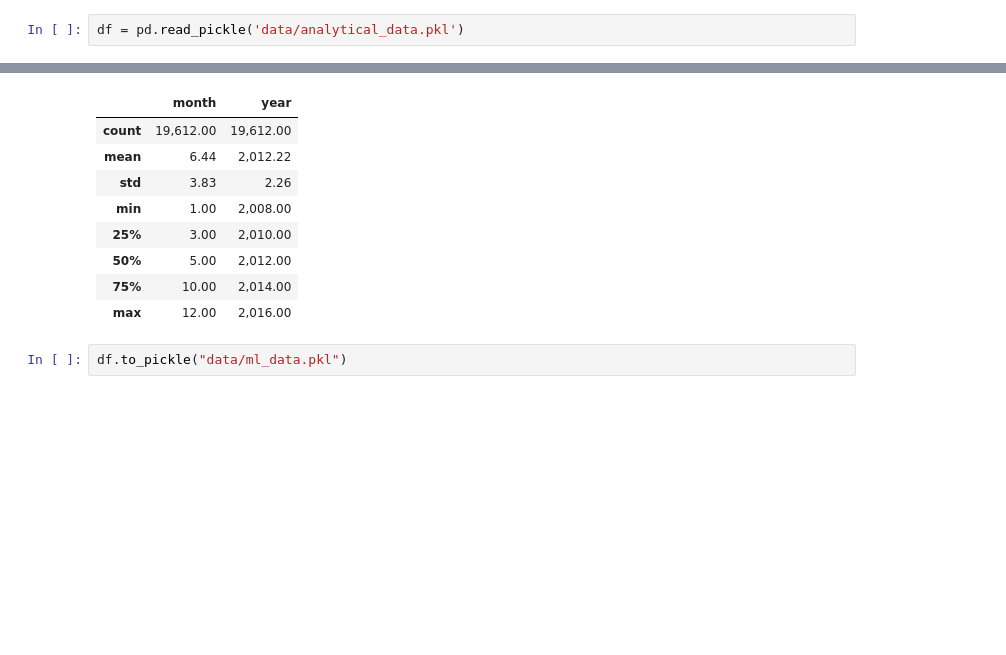
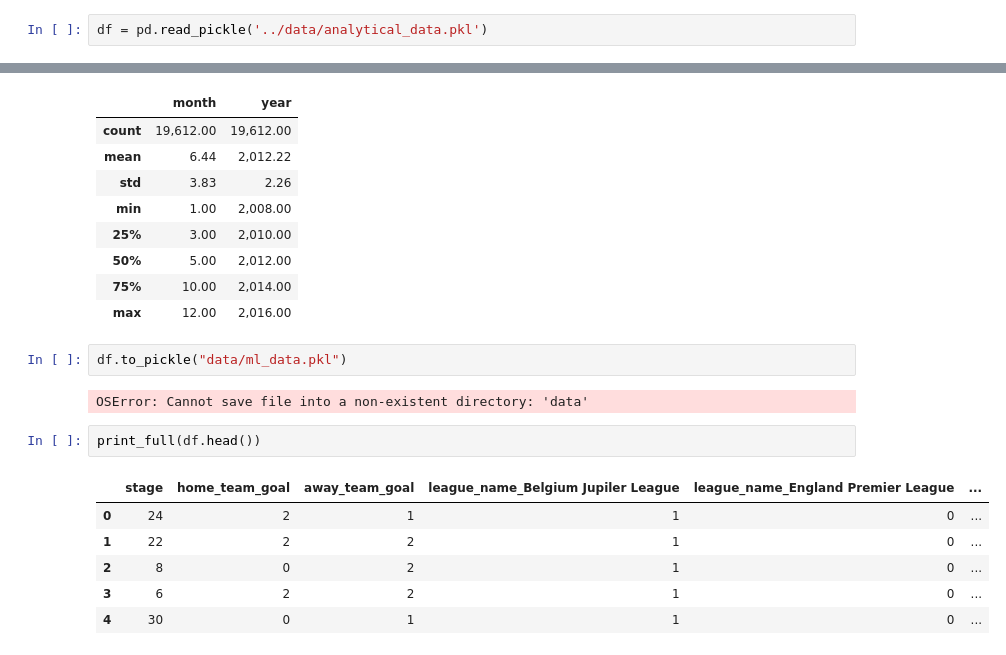
Before and after one commit to Aleksander2a/neural-networks-project, a Jupyter notebook: data_preparation/ml_preparation.ipynb, the cells around one changed output, grey strips where cells are left out. Cells and saved outputs as stored; diff of their text form; blank space fills up the shorter version.

```diff
--- a/data_preparation/ml_preparation.ipynb
+++ b/data_preparation/ml_preparation.ipynb
@@ -2,7 +2,7 @@
 import pandas as pd
 import numpy as np
 # %%
-df = pd.read_pickle('data/analytical_data.pkl')
+df = pd.read_pickle('../data/analytical_data.pkl')
 # %%
 with pd.option_context('display.max_rows', None, 'display.max_columns', None):
     print(df.isna().sum())
@@ -786,3 +801,14 @@ print_full(df.describe().iloc[:, -2:])
 | max | 12.00 | 2,016.00 |
 # %%
 df.to_pickle("data/ml_data.pkl")
+# %% [output]
+OSError: Cannot save file into a non-existent directory: 'data'
+# %%
+print_full(df.head())
+# %% [output]
+|  | stage | home_team_goal | away_team_goal | league_name_Belgium Jupiler League | league_name_England Premier League | ... |
+| 0 | 24 | 2 | 1 | 1 | 0 | ... |
+| 1 | 22 | 2 | 2 | 1 | 0 | ... |
+| 2 | 8 | 0 | 2 | 1 | 0 | ... |
+| 3 | 6 | 2 | 2 | 1 | 0 | ... |
+| 4 | 30 | 0 | 1 | 1 | 0 | ... |
```
Also changed, not shown: parts of 2 cells of this notebook, 1 other file.
